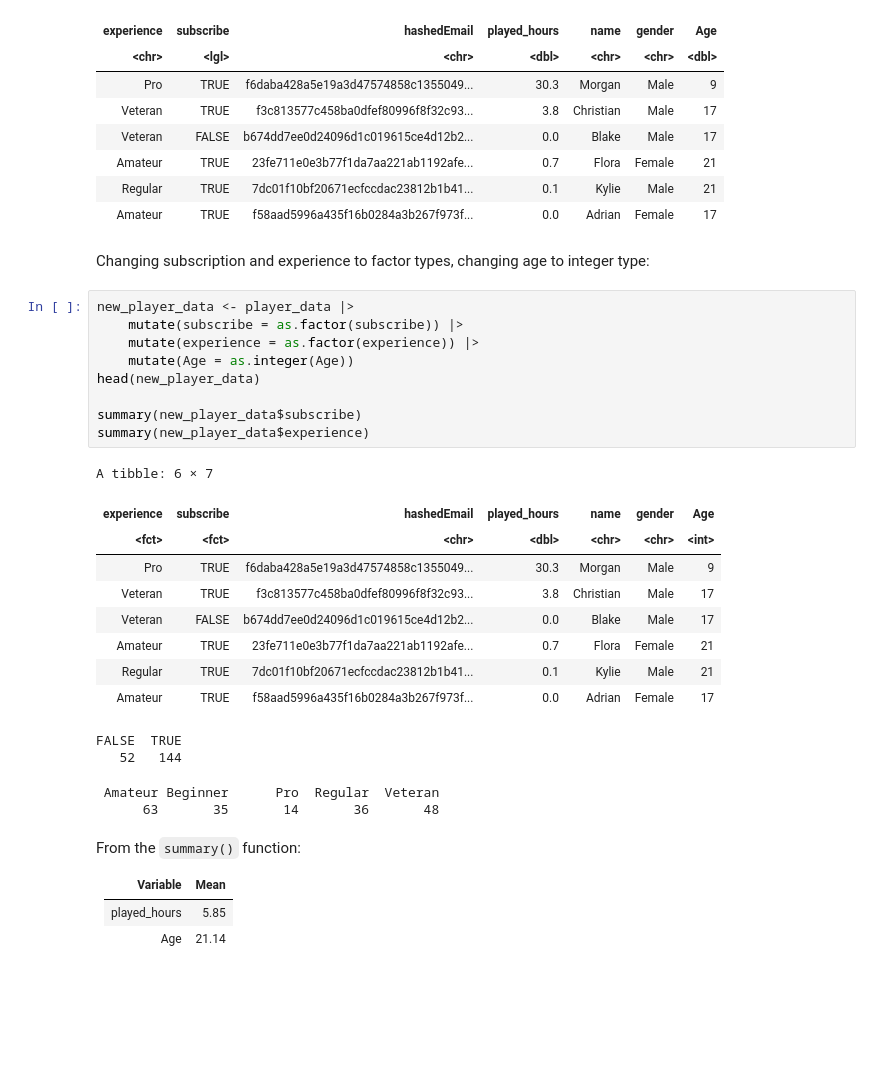
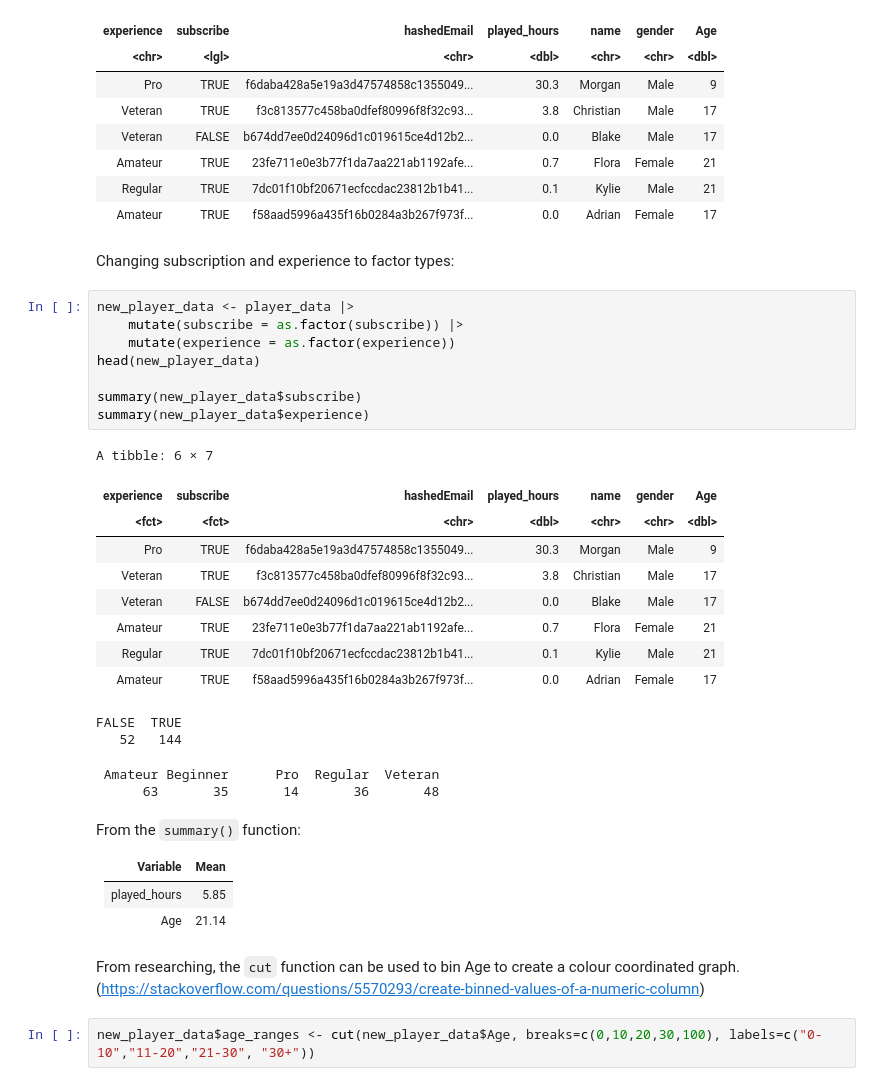
Before and after one commit to joannaft/jt-dsci-100-project, a Jupyter notebook: 5_project_report_joannatse.ipynb, the cells around one changed output. Saved outputs shown, nothing was run; the diff lists cells and outputs as text; blank space fills up the shorter version.

```diff
--- a/5_project_report_joannatse.ipynb
+++ b/5_project_report_joannatse.ipynb
@@ -170,20 +170,19 @@ A tibble: 6 × 7
 | Regular | TRUE | 7dc01f10bf20671ecfccdac23812b1b41... | 0.1 | Kylie | Male | 21 |
 | Amateur | TRUE | f58aad5996a435f16b0284a3b267f973f... | 0.0 | Adrian | Female | 17 |
 # %% [markdown]
-Changing subscription and experience to factor types, changing age to integer type:
+Changing subscription and experience to factor types:
 # %%
 new_player_data <- player_data |>
     mutate(subscribe = as.factor(subscribe)) |>
-    mutate(experience = as.factor(experience)) |>
-    mutate(Age = as.integer(Age))
+    mutate(experience = as.factor(experience))
 head(new_player_data)
 
 summary(new_player_data$subscribe)
 summary(new_player_data$experience)
 # %% [output]
 A tibble: 6 × 7
 | experience | subscribe | hashedEmail | played_hours | name | gender | Age |
-| <fct> | <fct> | <chr> | <dbl> | <chr> | <chr> | <int> |
+| <fct> | <fct> | <chr> | <dbl> | <chr> | <chr> | <dbl> |
 | Pro | TRUE | f6daba428a5e19a3d47574858c1355049... | 30.3 | Morgan | Male | 9 |
 | Veteran | TRUE | f3c813577c458ba0dfef80996f8f32c93... | 3.8 | Christian | Male | 17 |
 | Veteran | FALSE | b674dd7ee0d24096d1c019615ce4d12b2... | 0.0 | Blake | Male | 17 |
@@ -201,3 +200,7 @@ From the `summary()` function:
 |----------|------|
 | played_hours | 5.85 |
 | Age | 21.14 |
+# %% [markdown]
+From researching, the `cut` function can be used to bin Age to create a colour coordinated graph. (https://stackoverflow.com/questions/5570293/create-binned-values-of-a-numeric-column)
+# %%
+new_player_data$age_ranges <- cut(new_player_data$Age, breaks=c(0,10,20,30,100), labels=c("0-10","11-20","21-30", "30+"))
```
Also changed, not shown: parts of 9 cells of this notebook.
